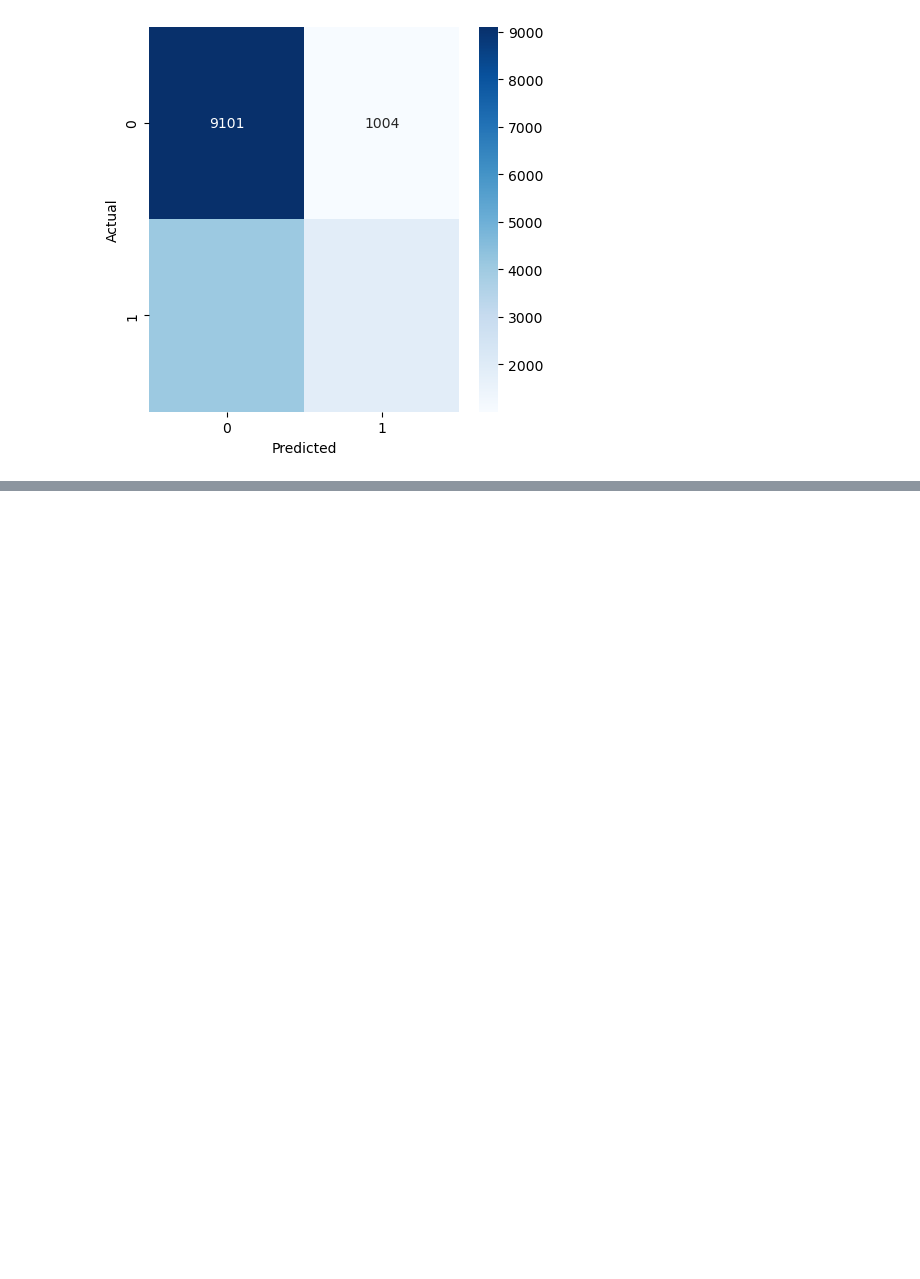
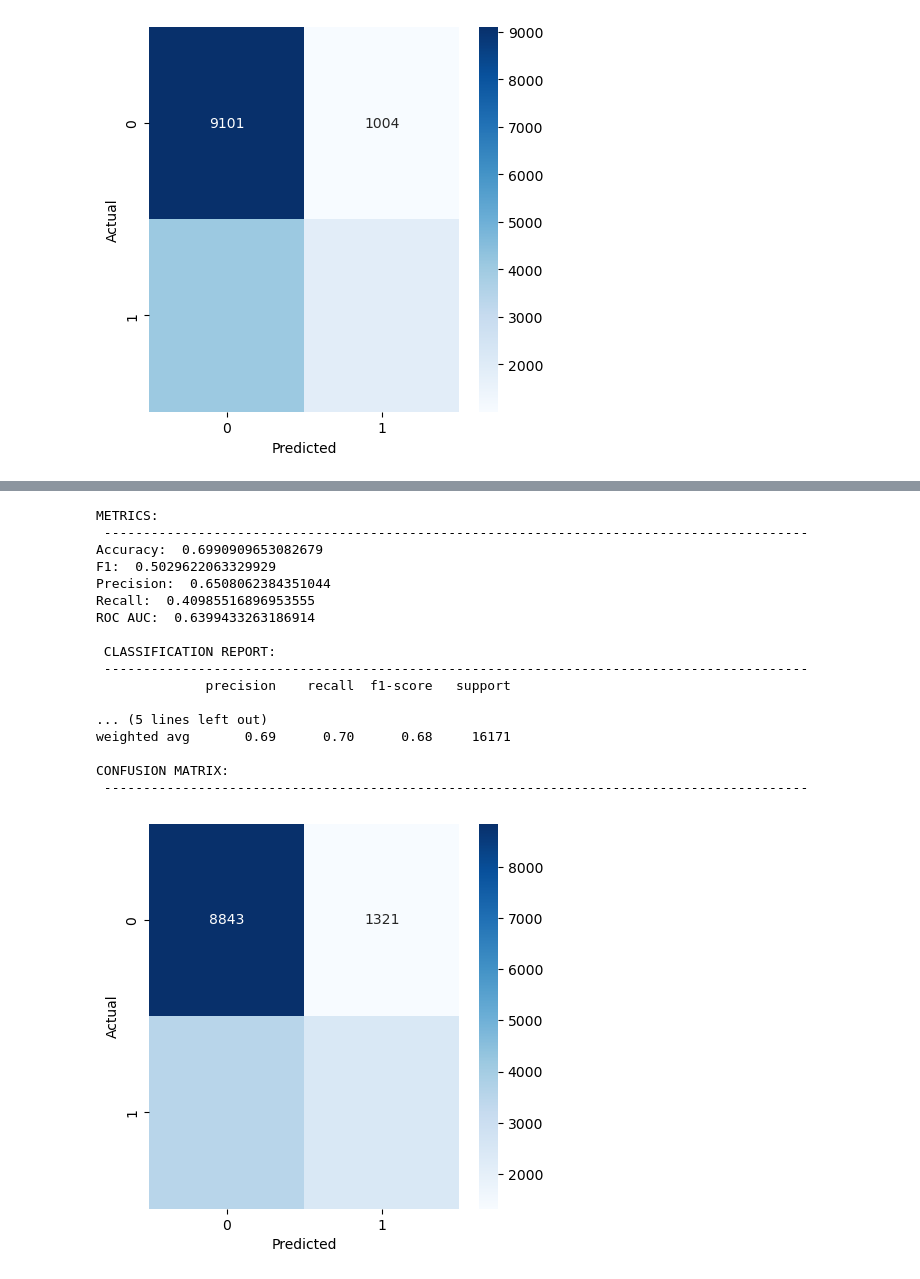
Before and after one commit to ClaudiaValverde/quora-challenge, a Jupyter notebook: reproduce_results.ipynb, the cells around one changed output, grey strips where cells are left out. Cells and saved outputs as stored; diff of their text form; code cells hidden in the pictures; blank space fills up the shorter version.

```diff
--- a/reproduce_results.ipynb
+++ b/reproduce_results.ipynb
@@ -311,0 +378,22 @@ CONFUSION MATRIX:
+# %%
+# test results
+test_metrics4 = evaluate_model(X_te_w2v,y_te_w2v, model=logistic4, display=True)
+# %% [output]
+METRICS:
+ ------------------------------------------------------------------------------------------
+Accuracy:  0.6990909653082679
+F1:  0.5029622063329929
+Precision:  0.6508062384351044
+Recall:  0.40985516896953555
+ROC AUC:  0.6399433263186914
+
+ CLASSIFICATION REPORT:
+ ------------------------------------------------------------------------------------------
+              precision    recall  f1-score   support
+
+... (5 lines left out)
+weighted avg       0.69      0.70      0.68     16171
+
+CONFUSION MATRIX:
+ ------------------------------------------------------------------------------------------
+[figure, added]
```
Also changed, not shown: parts of 4 cells of this notebook, 8 other files.
